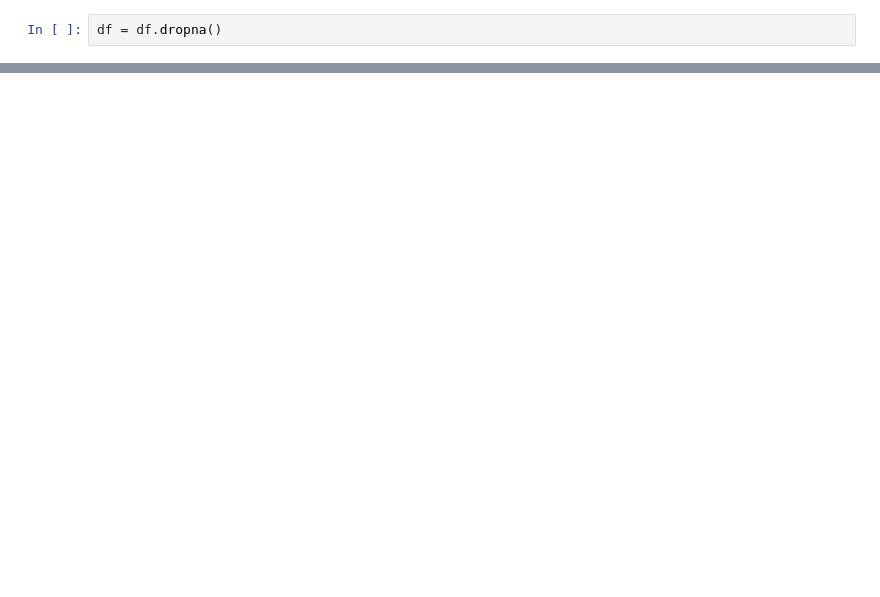
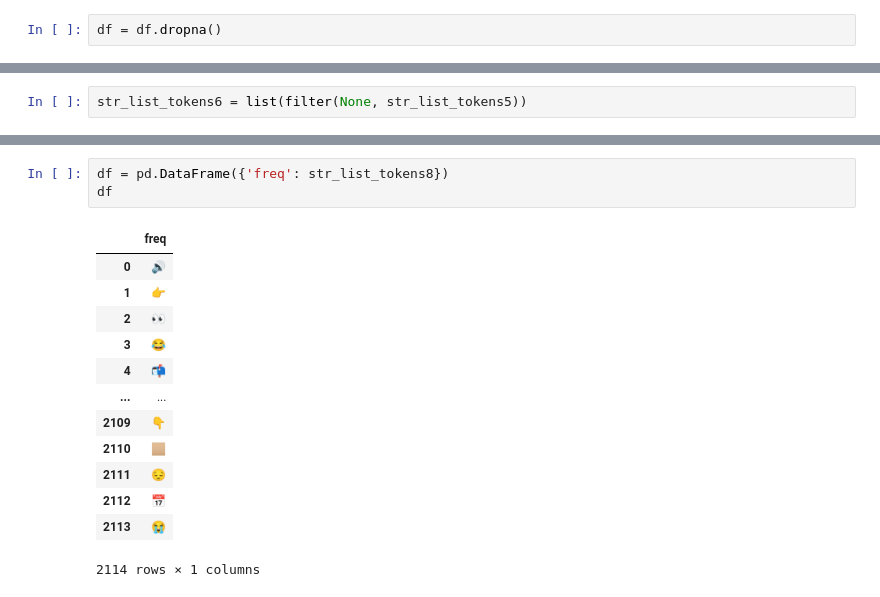
Before and after one commit to arwagh/Analyze-COVID19-Tweets, a Jupyter notebook: main.ipynb, the cells around one changed output, grey strips where cells are left out. Cells and saved outputs as stored; diff of their text form; blank space fills up the shorter version.

```diff
--- a/main.ipynb
+++ b/main.ipynb
@@ -118,0 +212,2 @@ plt.show()
+# %%
+str_list_tokens6 = list(filter(None, str_list_tokens5))
@@ -118,0 +280,17 @@ plt.show()
+# %%
+df = pd.DataFrame({'freq': str_list_tokens8})
+df
+# %% [output]
+|  | freq |
+| 0 | 🔊 |
+| 1 | 👉 |
+| 2 | 👀 |
+| 3 | 😂 |
+| 4 | 📬 |
+| ... | ... |
+| 2109 | 👇 |
+| 2110 | 🏼 |
+| 2111 | 😔 |
+| 2112 | 📅 |
+| 2113 | 😭 |
+2114 rows × 1 columns
```
Also changed, not shown: parts of 30 cells of this notebook.
